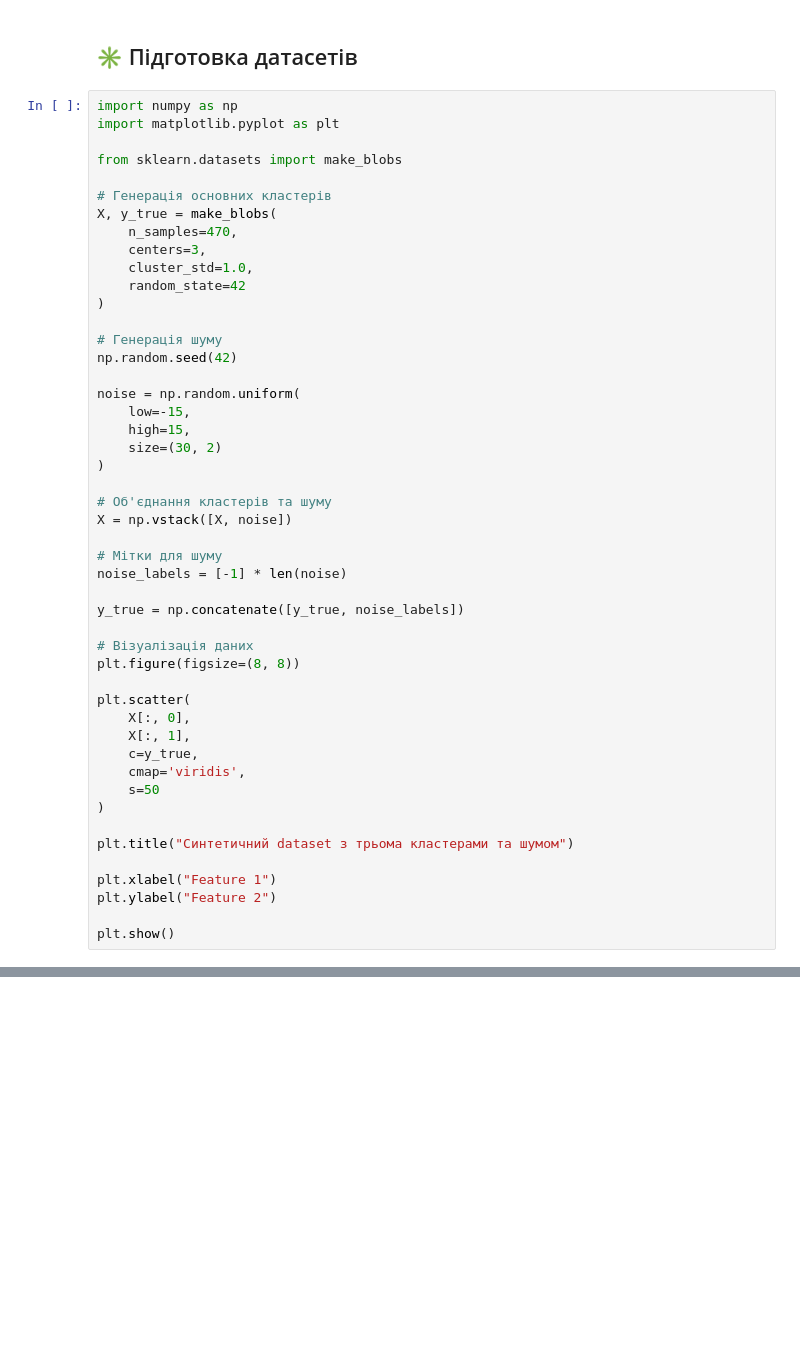
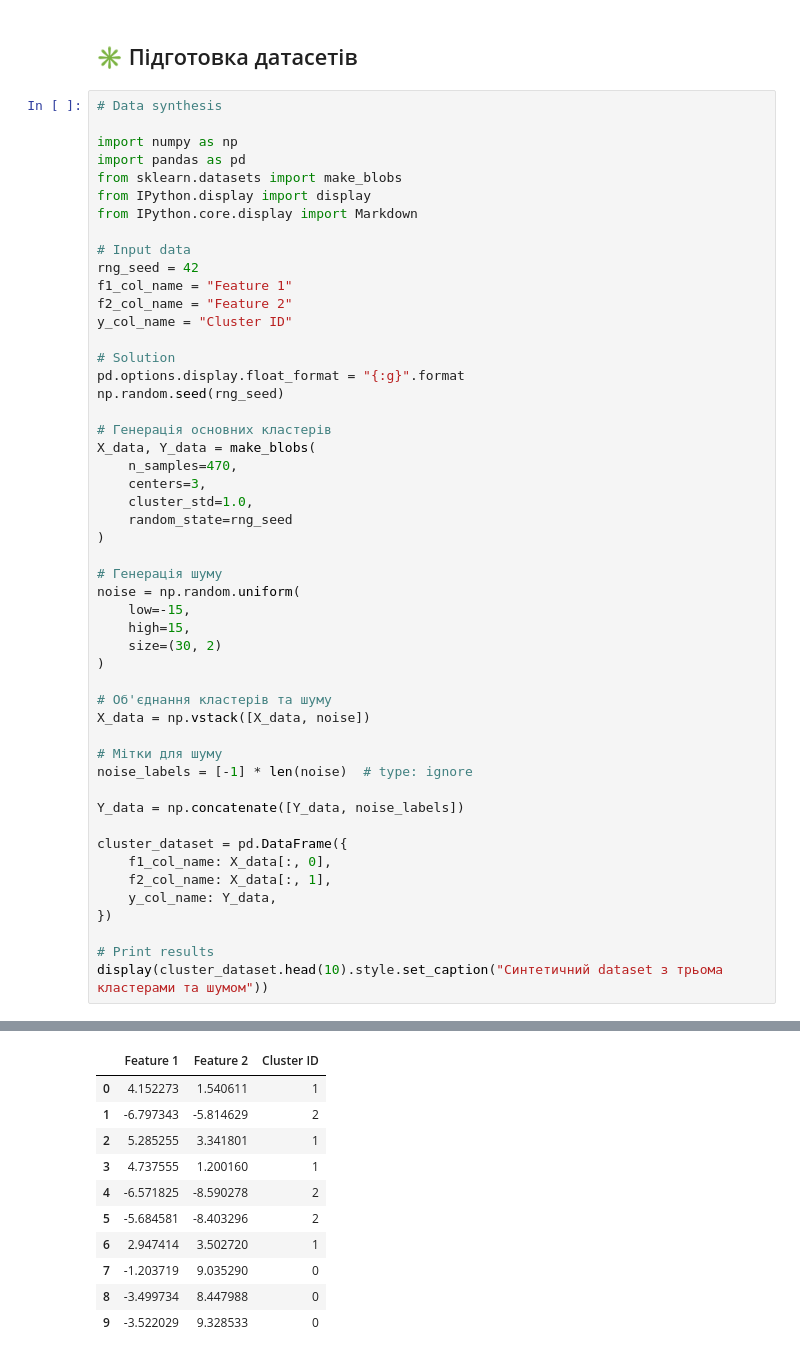
Before and after one commit to BogdanPinchuk/DataScience-PBY_HW19, a Jupyter notebook: Bohdan_Pinchuk_DS_HW19.ipynb, the cells around one changed output, grey strips where cells are left out. Drawn from its saved outputs; the diff is of its cells as text; blank space fills up the shorter version.

```diff
--- a/Bohdan_Pinchuk_DS_HW19.ipynb
+++ b/Bohdan_Pinchuk_DS_HW19.ipynb
@@ -145,22 +145,33 @@ for item in source.iterdir():
 # %% [markdown]
 ## ✳️ Підготовка датасетів
 # %%
+# Data synthesis
+
 import numpy as np
-import matplotlib.pyplot as plt
+import pandas as pd
+from sklearn.datasets import make_blobs
+from IPython.display import display
+from IPython.core.display import Markdown
 
-from sklearn.datasets import make_blobs
+# Input data
+rng_seed = 42
+f1_col_name = "Feature 1"
+f2_col_name = "Feature 2"
+y_col_name = "Cluster ID"
+
+# Solution
+pd.options.display.float_format = "{:g}".format
+np.random.seed(rng_seed)
 
 # Генерація основних кластерів
-X, y_true = make_blobs(
+X_data, Y_data = make_blobs(
     n_samples=470,
     centers=3,
     cluster_std=1.0,
-    random_state=42
+    random_state=rng_seed
 )
 
 # Генерація шуму
-np.random.seed(42)
-
 noise = np.random.uniform(
     low=-15,
     high=15,
@@ -168,28 +179,19 @@ noise = np.random.uniform(
 )
 
 # Об'єднання кластерів та шуму
-X = np.vstack([X, noise])
+X_data = np.vstack([X_data, noise])
 
 # Мітки для шуму
-noise_labels = [-1] * len(noise)
+noise_labels = [-1] * len(noise)  # type: ignore
 
-y_true = np.concatenate([y_true, noise_labels])
+Y_data = np.concatenate([Y_data, noise_labels])
 
-# Візуалізація даних
-plt.figure(figsize=(8, 8))
+cluster_dataset = pd.DataFrame({
+    f1_col_name: X_data[:, 0],
+    f2_col_name: X_data[:, 1],
+    y_col_name: Y_data,
+})
 
-plt.scatter(
-    X[:, 0],
-    X[:, 1],
-    c=y_true,
-    cmap='viridis',
-    s=50
-)
-
-plt.title("Синтетичний dataset з трьома кластерами та шумом")
-
-plt.xlabel("Feature 1")
-plt.ylabel("Feature 2")
-
-plt.show()
+# Print results
+display(cluster_dataset.head(10).style.set_caption("Синтетичний dataset з трьома кластерами та шумом"))
 # %% [output]
@@ -196,0 +199,11 @@ plt.show()
+|  | Feature 1 | Feature 2 | Cluster ID |
+| 0 | 4.152273 | 1.540611 | 1 |
+| 1 | -6.797343 | -5.814629 | 2 |
+| 2 | 5.285255 | 3.341801 | 1 |
+| 3 | 4.737555 | 1.200160 | 1 |
+| 4 | -6.571825 | -8.590278 | 2 |
+| 5 | -5.684581 | -8.403296 | 2 |
+| 6 | 2.947414 | 3.502720 | 1 |
+| 7 | -1.203719 | 9.035290 | 0 |
+| 8 | -3.499734 | 8.447988 | 0 |
+| 9 | -3.522029 | 9.328533 | 0 |
```
Also changed, not shown: parts of 2 cells of this notebook.
